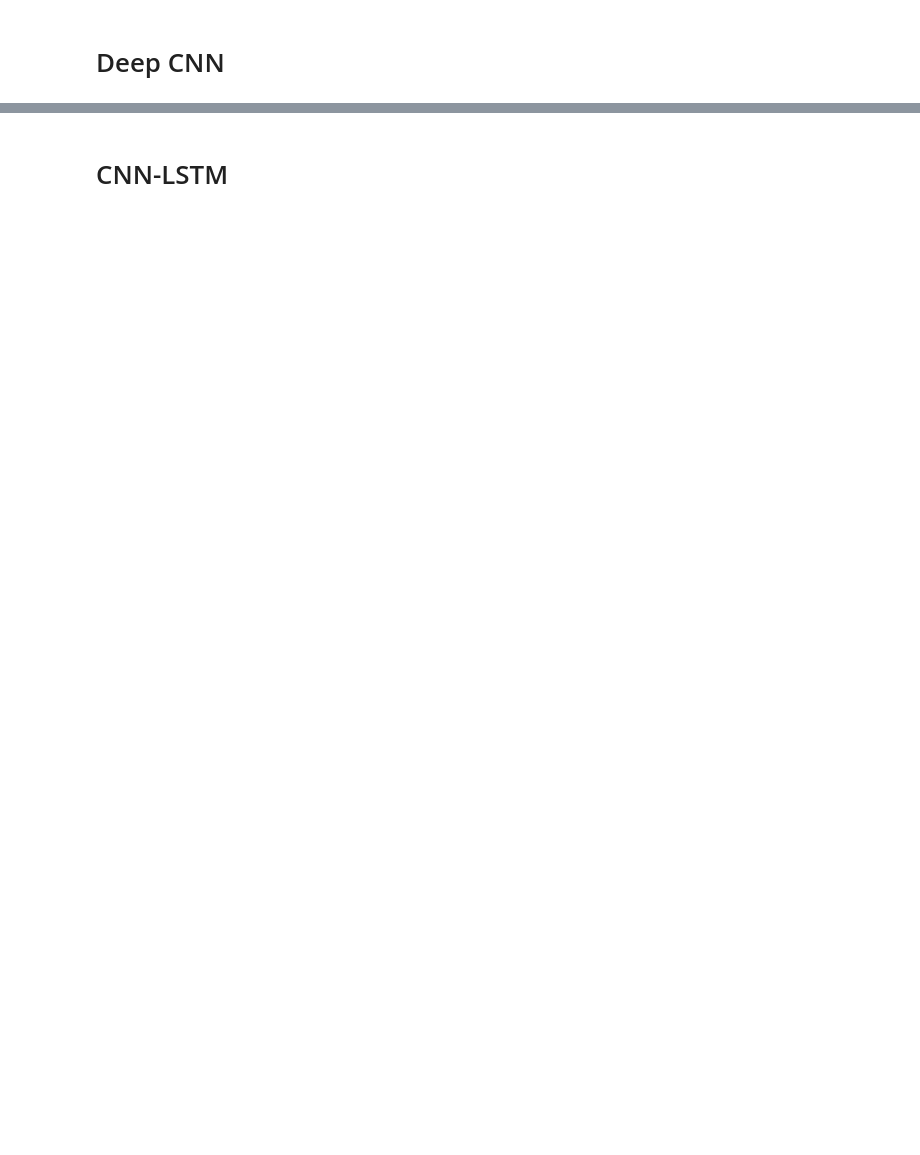
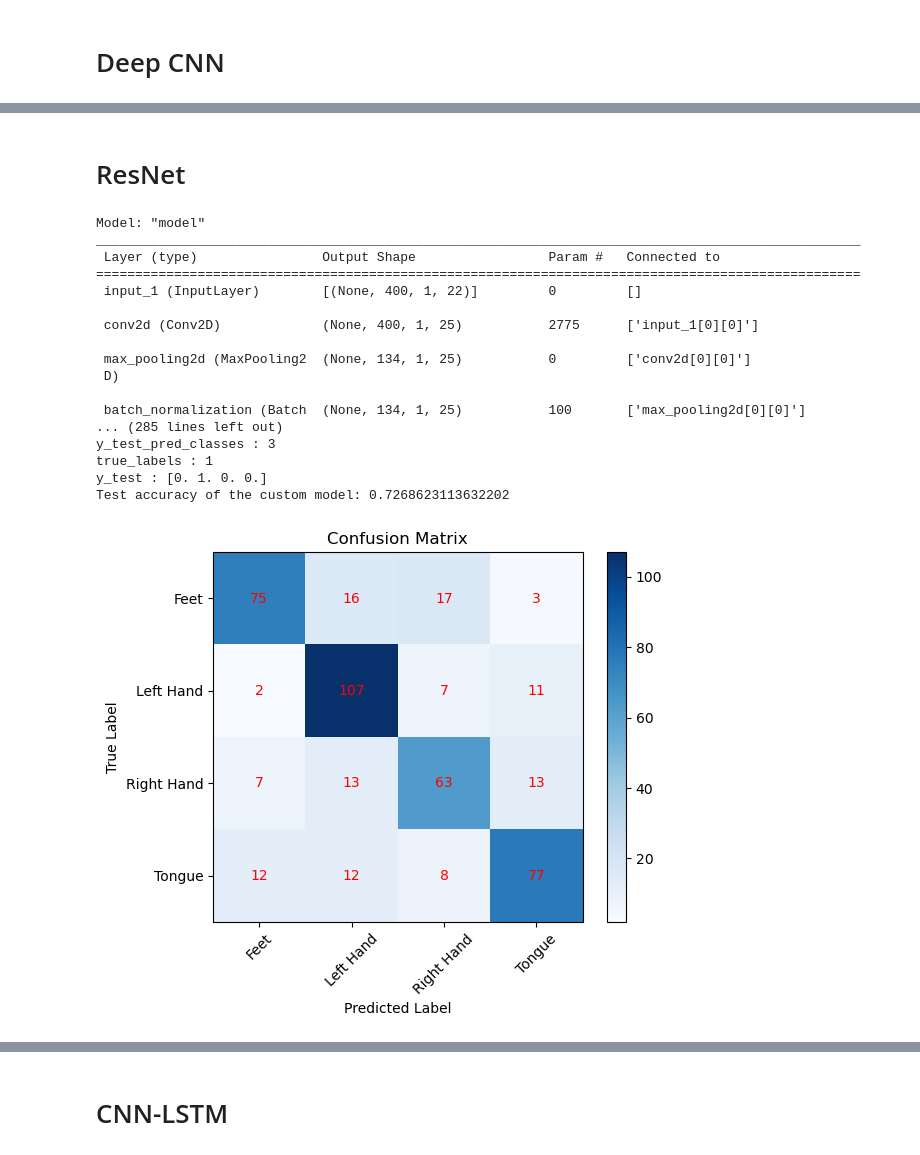
Before and after one commit to aaron68lee/Deep-Learning-EEG-BCI-Signal-Processing, a Jupyter notebook: model_eval.ipynb, the cells around one changed output, grey strips where cells are left out. Saved outputs shown, nothing was run; the diff lists cells and outputs as text; code cells hidden in the pictures; blank space fills up the shorter version.

```diff
--- a/model_eval.ipynb
+++ b/model_eval.ipynb
@@ -330,0 +402,74 @@ AttributeError: module 'keras.api._v2.keras' has no attribute 'saving'
+# %% [markdown]
+# ResNet
+# %%
+from keras.models import save_model
+import importlib
+import EEG_utils
+import tensorflow as tf
+from EEG_utils import print_confusion_matrix, metrics_report, ROC
+
+
+importlib.reload(EEG_utils)
+
+
+# Load weights into a new model with the same architecture
+# weights_filename = '../Models/resnet-7_weights.h5'
+# model = deep_resnet_model
+# model.load_weights(weights_filename)
+arch = 'Custom_Resnet'
+# load entire model
+name = 'Custom_Resnet0.7268623113632202'
+# CNN_deep_prep_0.7291196584701538
+# name='CNN_deep_prep_0.7291196584701538'
+model_path = f'../Models/{name}.h5'
+model = tf.keras.saving.load_model(model_path)
+
+print(model.summary())
+
+y_test_pred = model.predict(x_test)
+y_val_pred = model.predict(x_valid)
+
+y_valid_categorical = np.argmax(y_valid, axis=1)
+y_test_categorical = np.argmax(y_test, axis=1)
+true_labels = np.argmax(y_test, axis=1)
+
+y_val_pred_categorical = np.argmax(y_val_pred, axis=1)
+y_test_pred_categorical = np.argmax(y_test_pred, axis=1)
+
+print("y_test_pred_classes shape:", y_test_pred_categorical.shape)
+print("true_labels shape:", true_labels.shape)
+
+print("y_test_pred_classes :", y_test_pred_categorical[0])
+print("true_labels :", true_labels[0])
+print("y_test :", y_test[0])
+
+## Testing
+
+score = model.evaluate(x_test, y_test, verbose=0)
+print('Test accuracy of the custom model:',score[1])
+
+################################ Plot confusion matrix ###############################
+class_names = ['Feet', 'Left Hand', 'Right Hand', 'Tongue']
+
+print_confusion_matrix(y_test_pred_categorical, true_labels, savefig=True, fig_path=f'../Gallery/Summary_Test/confusion_matrix_{arch}.png')
+metrics_report(y_test_pred_categorical, true_labels, matrix_on=True, categorical=True, savefig=True, fig_path=f'../Gallery/Summary_Test/metrics_report_{arch}.png')
+ROC(y_test_pred_categorical, true_labels, class_names=class_names, categorical=True, savefig=True, fig_path=f'../Gallery/Summary_Test/ROC_{arch}.png')
+# %% [output]
+Model: "model"
+__________________________________________________________________________________________________
+ Layer (type)                Output Shape                 Param #   Connected to
+==================================================================================================
+ input_1 (InputLayer)        [(None, 400, 1, 22)]         0         []
+
+ conv2d (Conv2D)             (None, 400, 1, 25)           2775      ['input_1[0][0]']
+
+ max_pooling2d (MaxPooling2  (None, 134, 1, 25)           0         ['conv2d[0][0]']
+ D)
+
+ batch_normalization (Batch  (None, 134, 1, 25)           100       ['max_pooling2d[0][0]']
+... (285 lines left out)
+y_test_pred_classes : 3
+true_labels : 1
+y_test : [0. 1. 0. 0.]
+Test accuracy of the custom model: 0.7268623113632202
+[figure, added]
```
Also changed, not shown: parts of 13 cells of this notebook.
